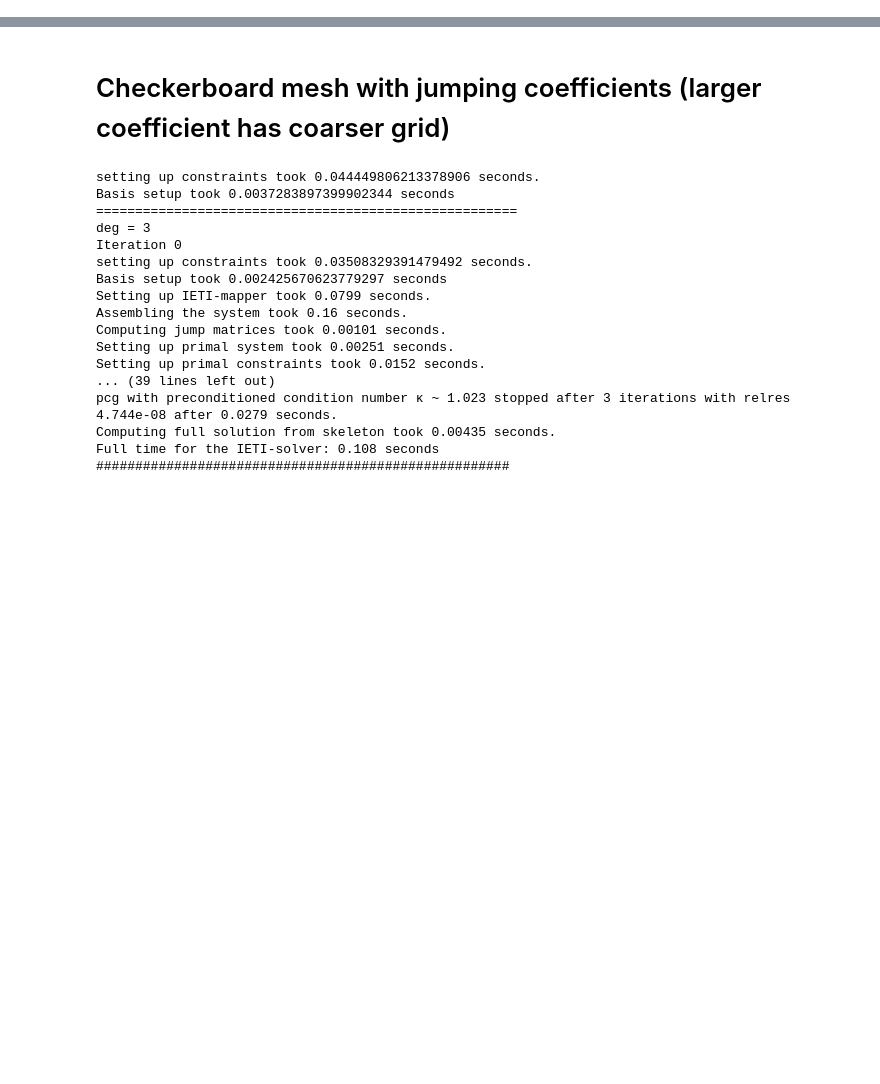
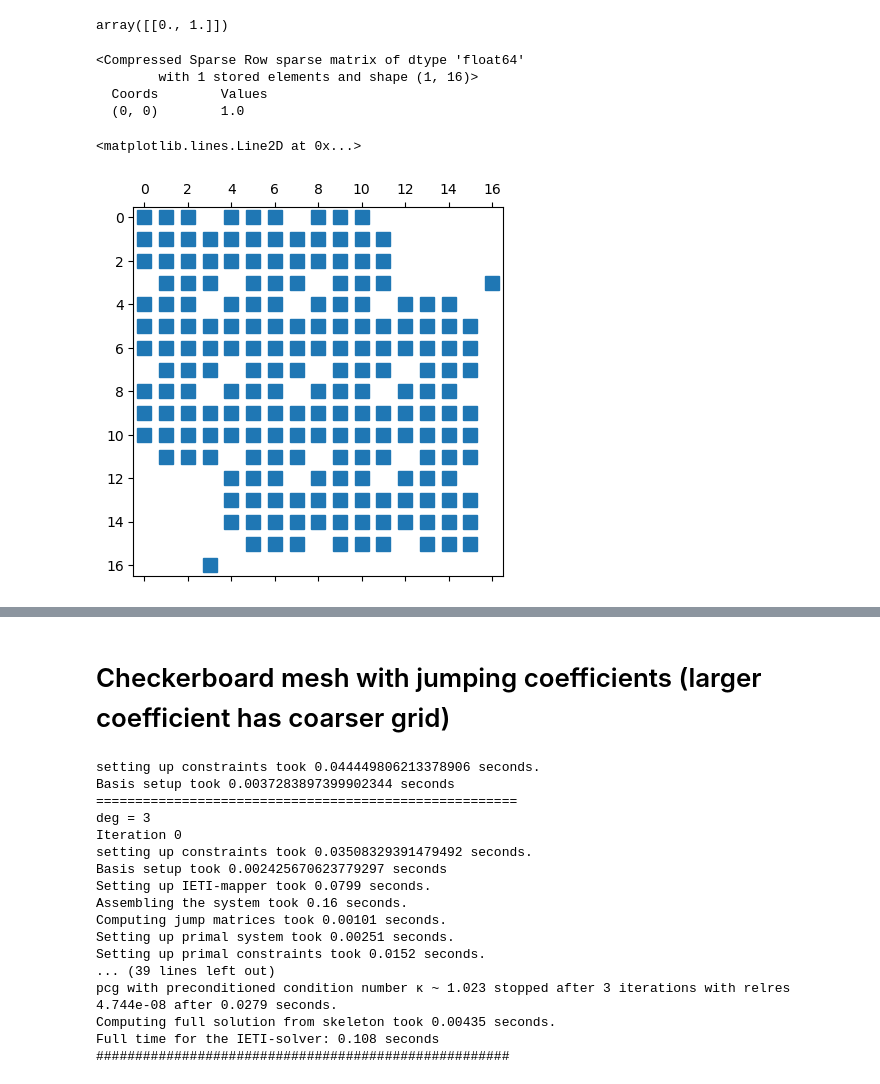
Before and after one commit to Stefan714/pyiga, a Jupyter notebook: notebooks/IETI.ipynb, the cells around one changed output, grey strips where cells are left out. Drawn from its saved outputs; the diff is of its cells as text; code cells hidden in the pictures; blank space fills up the shorter version.

```diff
--- a/notebooks/IETI.ipynb
+++ b/notebooks/IETI.ipynb
@@ -307,9 +319,10 @@ class PrimalSystem():
             RHS = scipy.sparse.vstack([scipy.sparse.csr_matrix((loc_solver[p].shape[0]-self.nPrimConstr[p],self.nPrimConstr[p])), scipy.sparse.identity(self.nPrimConstr[p])]).toarray()
             sol = loc_solver[p]@RHS
             psi, delta = sol[:(-self.nPrimConstr[p]),], sol[(-self.nPrimConstr[p]):,]
-            if psi.ndim==1: psi=psi[:,None]
-            if delta.ndim==1: delta=delta[:,None]
+            #if psi.ndim==1: psi=psi[:,None]
+            #if delta.ndim==1: delta=delta[:,None]
             Delta.append(delta)
+            print(self.C[p]@psi)
             self.Psi.append(psi@self.R[p])
             self.A_prim -= self.R[p].T@delta@self.R[p]
             self.B_prim += mod_B[p][:,:-self.nPrimConstr[p]]@self.Psi[-1]
@@ -322,6 +335,9 @@ class PrimalSystem():
 
     def PrimalSolution(self, u_prim):
         return [psi@u_prim for psi in self.Psi]
+
+    # def sanity_check():
+    #     assert scipy.spar
 # %%
 class IetiSystem():
     def __init__(self, A, B ,RHS, N, loc_solver = None, spd=False, symmetric=False):
@@ -588,0 +678,18 @@ pcg with preconditioned condition number κ ~ 3.931 stopped after 7 iterations w
+# %%
+p=0
+primal.C[p]@primal.Psi[p]
+#np.linalg.norm(scipy.sparse.identity(primal.C[p].shape[0])-primal.C[p]@primal.Psi[p])
+# %% [output]
+array([[0., 1.]])
+# %%
+print(primal.C[p])
+# %% [output]
+<Compressed Sparse Row sparse matrix of dtype 'float64'
+        with 1 stored elements and shape (1, 16)>
+  Coords        Values
+  (0, 0)        1.0
+# %%
+plt.spy(A[p])
+# %% [output]
+<matplotlib.lines.Line2D at 0x...>
+[figure, added]
```
Also changed, not shown: parts of 33 cells of this notebook, 4 other files.
